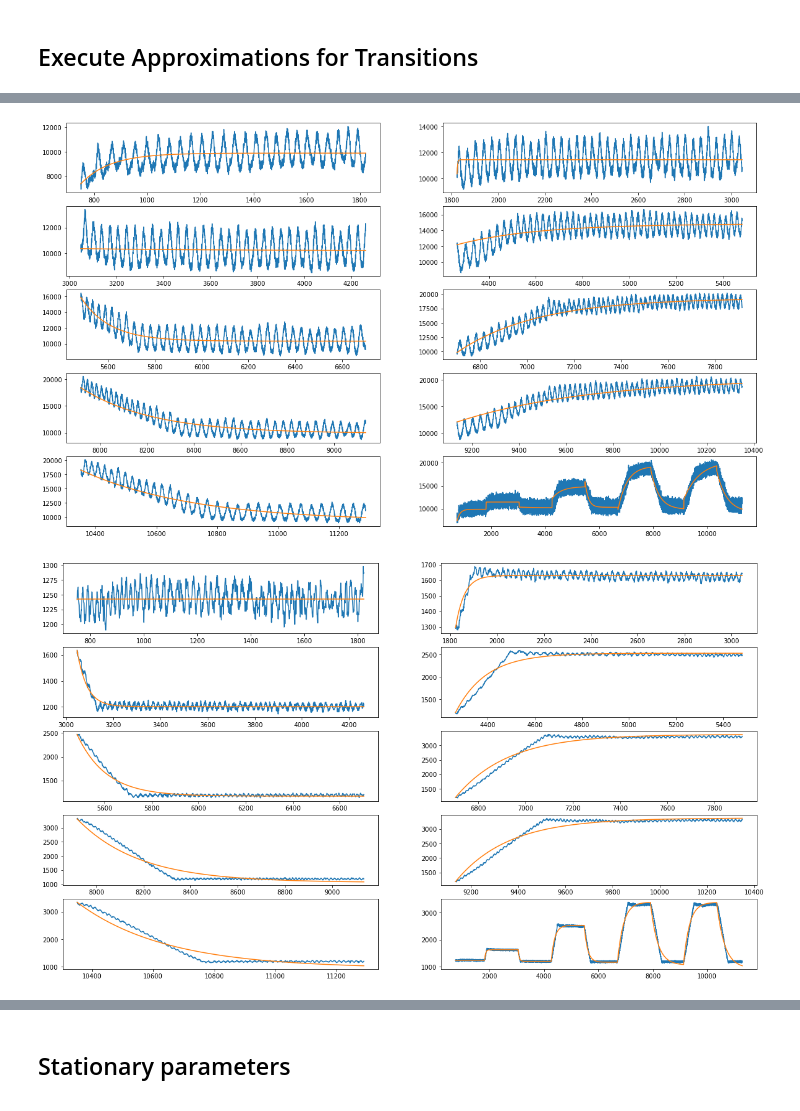
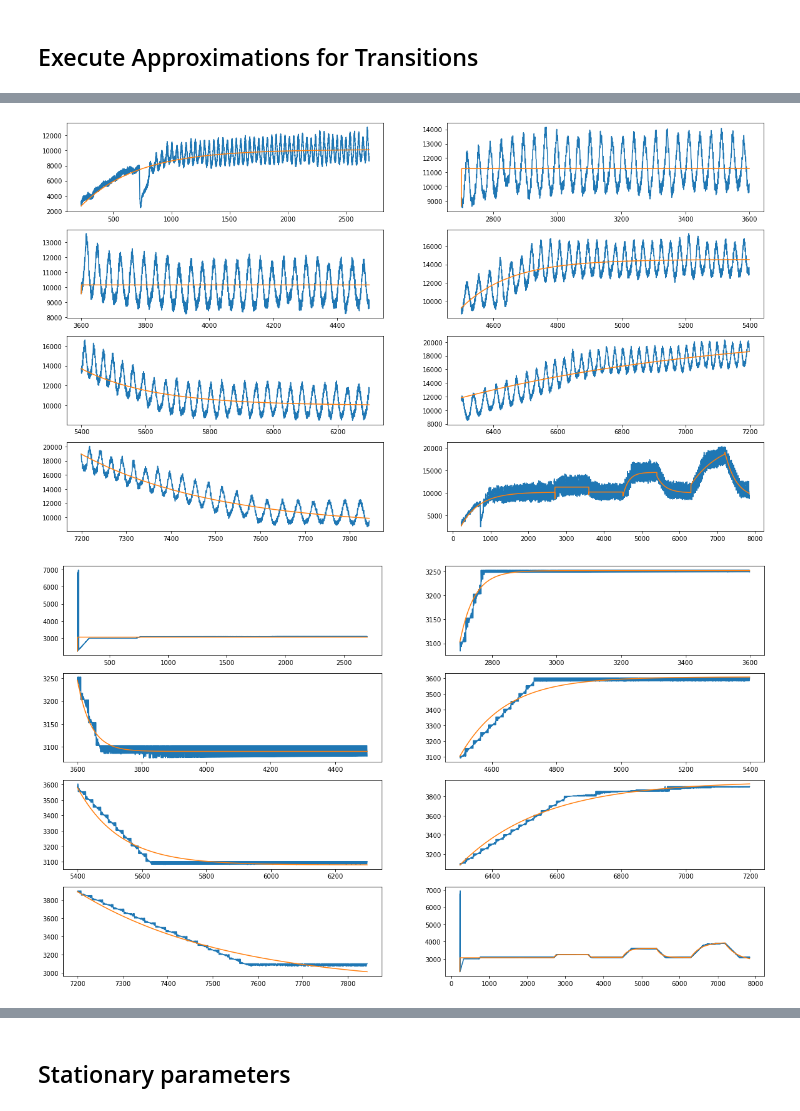
Before and after one commit to Energy-Theory-Guided-Data-Science/Gas-Turbine, a Jupyter notebook: Code/41_Theoretical Prediction.ipynb, the cells around one changed output, grey strips where cells are left out. Saved outputs shown, nothing was run; the diff lists cells and outputs as text; code cells hidden in the pictures.

```diff
--- a/Code/41_Theoretical Prediction.ipynb
+++ b/Code/41_Theoretical Prediction.ipynb
@@ -61,6 +75,8 @@ def allApproximation(dataTime, dataInput, dataValue, time_splits):
     axs = axs.ravel()
     approximations = np.full(shape = len(dataTime), fill_value= np.nan)
     parameters = []
+
+    start = time.time()
 
     for t in range(len(time_splits) -1):
         cut_point_prior = math.ceil(time_splits[t])
@@ -81,13 +97,17 @@ def allApproximation(dataTime, dataInput, dataValue, time_splits):
         axs[t].plot(time_segment, segment_approximation)
 
 
-
+    end = time.time()
+    duration = end - start
     axs[-1].plot(dataTime, dataValue)
     axs[-1].plot(dataTime, approximations)
-    return approximations, parameters.reshape(len(time_splits) -1, 4)
+
+    return approximations, parameters.reshape(len(time_splits) -1, 4), duration
 # %%
 def getTimeSplits(df):
     time_splits = [x for x in range(len(df)-1) if df.iloc[x]['input_voltage'] != df.iloc[x+1]['input_voltage']]
+    if len(time_splits) > 20:
+        time_splits = time_splits[::2]
     time_splits.append(len(df))
     if time_splits[0] != 0:
         time_splits.insert(0,0)
@@ -95,4 +115,4 @@ def getTimeSplits(df):
 # %% [markdown]
 This is the only cell that needs adaptation depending on the experiment!
 # %%
-exp_4 = pp.openCSVFile('experiment_4b_short.csv', OPEN_FOLDER)
+exp_4 = gf.open_CSV_file('experiment_20_short.csv', OPEN_FOLDER)
@@ -99,2 +122,6 @@ exp_4 = pp.openCSVFile('experiment_4b_short.csv', OPEN_FOLDER)
+# %%
+exp_4['spinning_approx'] = exp_4['spinning_ist']
+exp_1['spinning_approx'] = exp_1['spinning_ist']
+exp_9['spinning_approx'] = exp_9['spinning_ist']
 # %%
 time_splits_4 = getTimeSplits(exp_4)
@@ -114,8 +142,8 @@ findBounds(exp_4['time'], exp_4['el_power'], time_splits_4)
 # %%
-exp_4['th_approx'], params_exp4_th = allApproximation(exp_4['time'], exp_4['input_voltage'], exp_4['th_power'], time_splits_4)
+exp_4['th_approx'], params_exp4_th, duration_4_th = allApproximation(exp_4['time'], exp_4['input_voltage'], exp_4['th_power'], time_splits_4)
 # %% [output]
-[figure, old version]
+[figure, new version]
 # %%
-exp_4['el_approx'], params_exp4_el = allApproximation(exp_4['time'], exp_4['input_voltage'], exp_4['el_power'], time_splits_4)
+exp_4['spin_fit'], params_exp4_spin, duration_4_spin = allApproximation(exp_4['time'], exp_4['input_voltage'], exp_4['spinning_approx'], time_splits_4)
 # %% [output]
-[figure, old version]
+[figure, new version]
```
Also changed, not shown: parts of 53 cells of this notebook.
